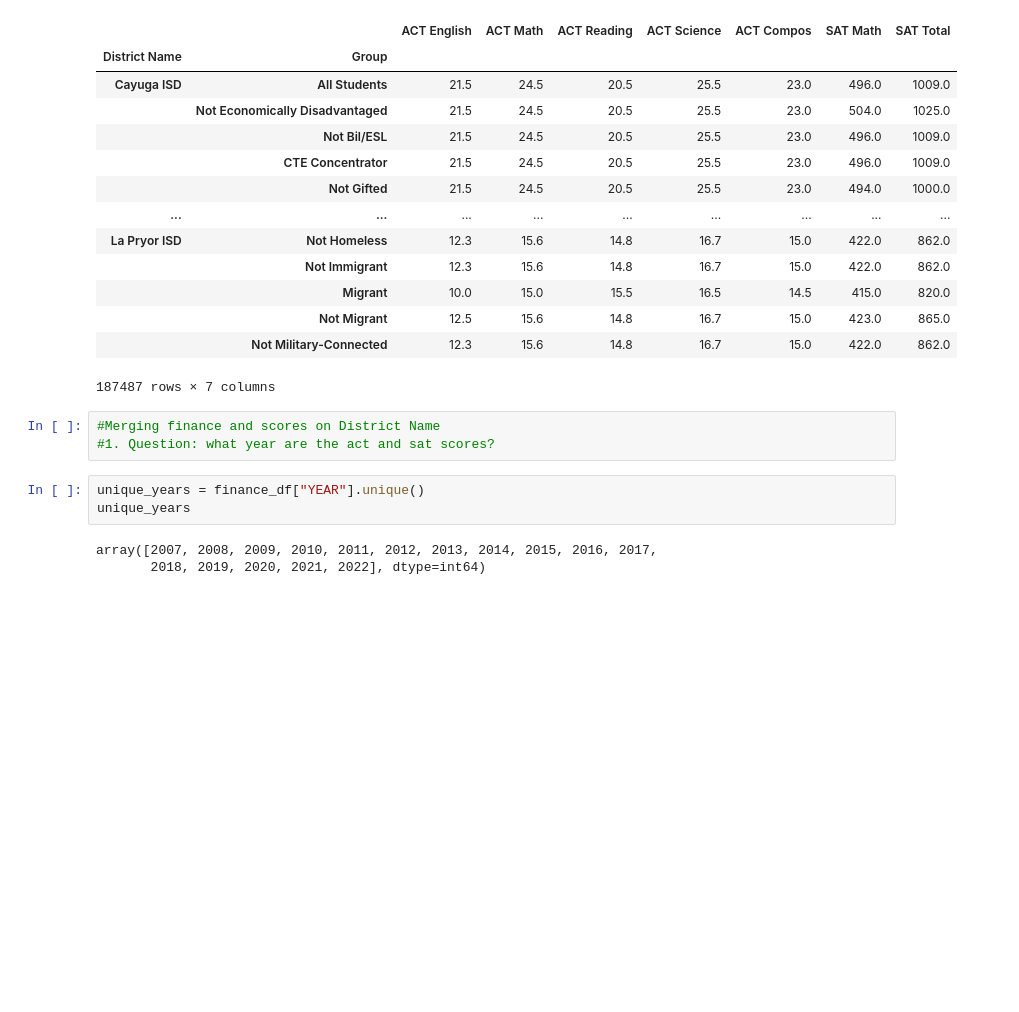
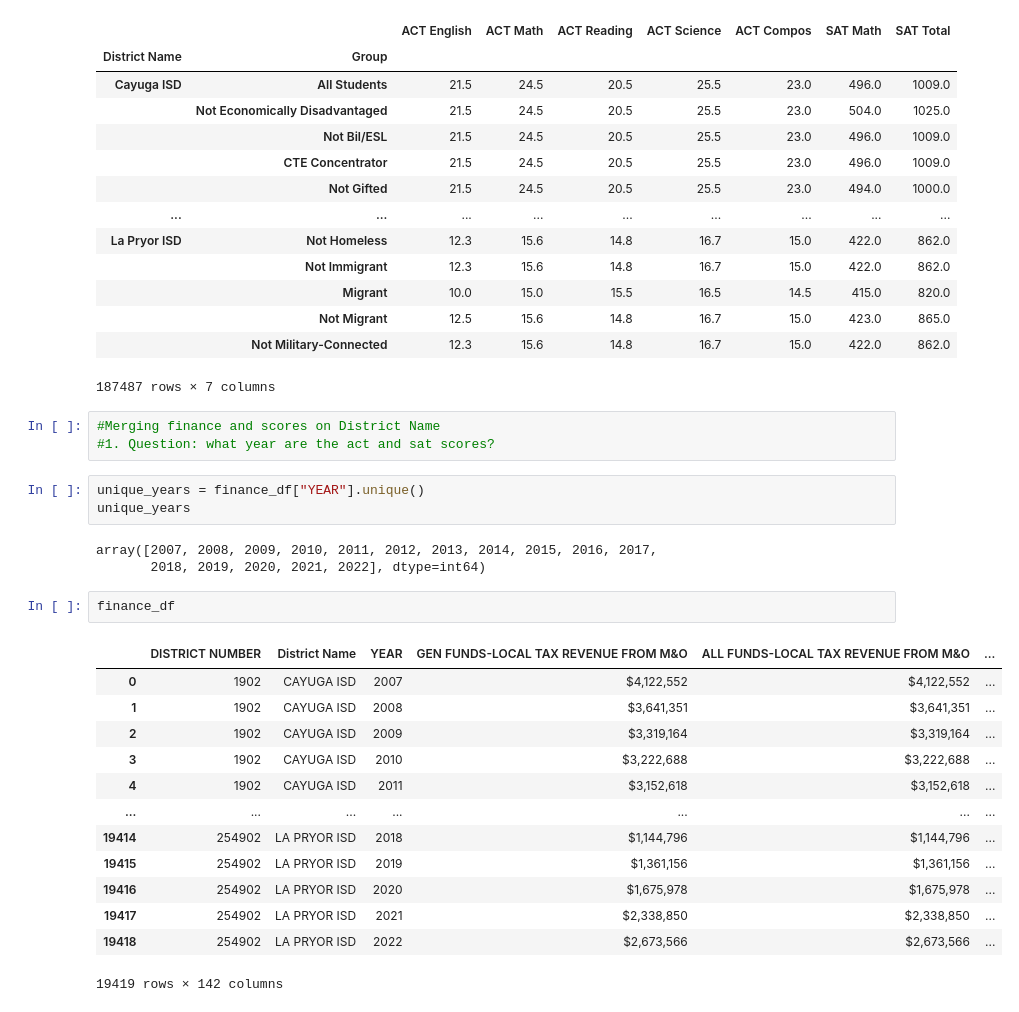
Before and after one commit to Amarilli/TexasISDs, a Jupyter notebook: project_notebook/cleaning_amarilli2.ipynb, the cells around one changed output. Drawn from its saved outputs; the diff is of its cells as text; blank space fills up the shorter version.

```diff
--- a/project_notebook/cleaning_amarilli2.ipynb
+++ b/project_notebook/cleaning_amarilli2.ipynb
@@ -342,3 +118,19 @@ unique_years
 # %% [output]
 array([2007, 2008, 2009, 2010, 2011, 2012, 2013, 2014, 2015, 2016, 2017,
        2018, 2019, 2020, 2021, 2022], dtype=int64)
+# %%
+finance_df
+# %% [output]
+|  | DISTRICT NUMBER | District Name | YEAR | GEN FUNDS-LOCAL TAX REVENUE FROM M&O | ALL FUNDS-LOCAL TAX REVENUE FROM M&O | ... |
+| 0 | 1902 | CAYUGA ISD | 2007 | $4,122,552 | $4,122,552 | ... |
+| 1 | 1902 | CAYUGA ISD | 2008 | $3,641,351 | $3,641,351 | ... |
+| 2 | 1902 | CAYUGA ISD | 2009 | $3,319,164 | $3,319,164 | ... |
+| 3 | 1902 | CAYUGA ISD | 2010 | $3,222,688 | $3,222,688 | ... |
+| 4 | 1902 | CAYUGA ISD | 2011 | $3,152,618 | $3,152,618 | ... |
+| ... | ... | ... | ... | ... | ... | ... |
+| 19414 | 254902 | LA PRYOR ISD | 2018 | $1,144,796 | $1,144,796 | ... |
+| 19415 | 254902 | LA PRYOR ISD | 2019 | $1,361,156 | $1,361,156 | ... |
+| 19416 | 254902 | LA PRYOR ISD | 2020 | $1,675,978 | $1,675,978 | ... |
+| 19417 | 254902 | LA PRYOR ISD | 2021 | $2,338,850 | $2,338,850 | ... |
+| 19418 | 254902 | LA PRYOR ISD | 2022 | $2,673,566 | $2,673,566 | ... |
+19419 rows × 142 columns
```
Also changed, not shown: parts of 19 cells of this notebook.
